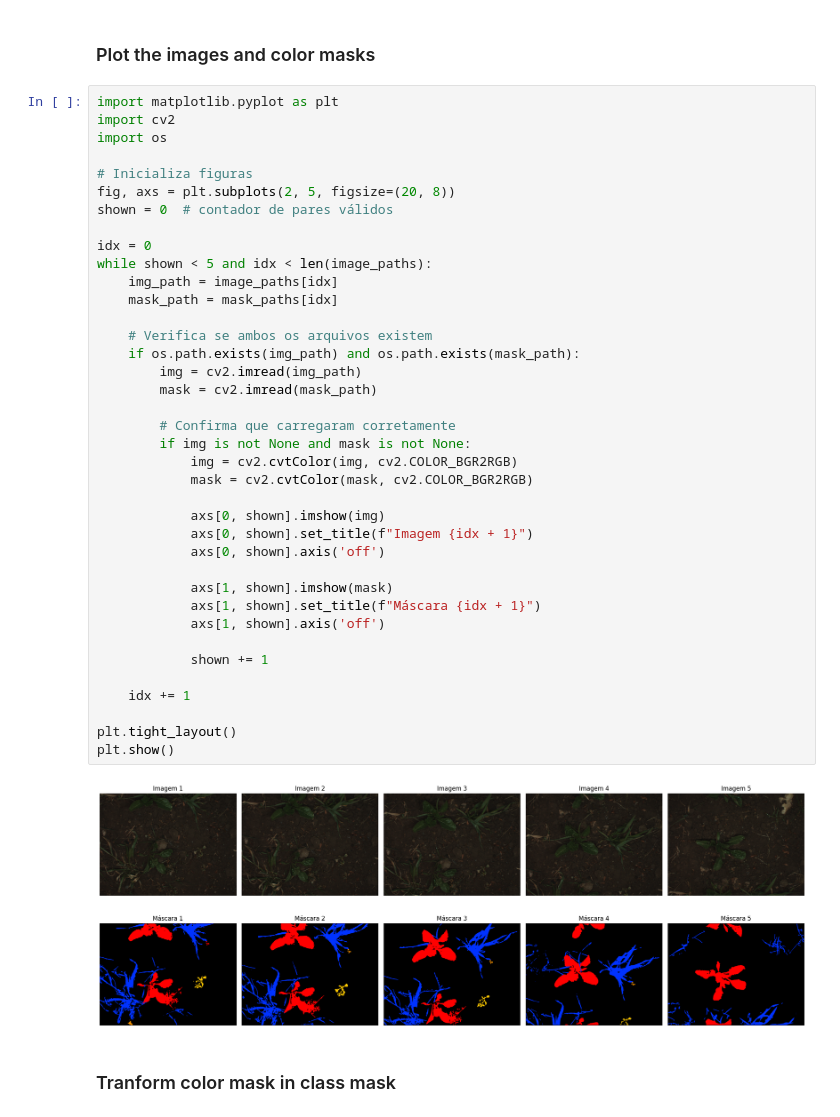
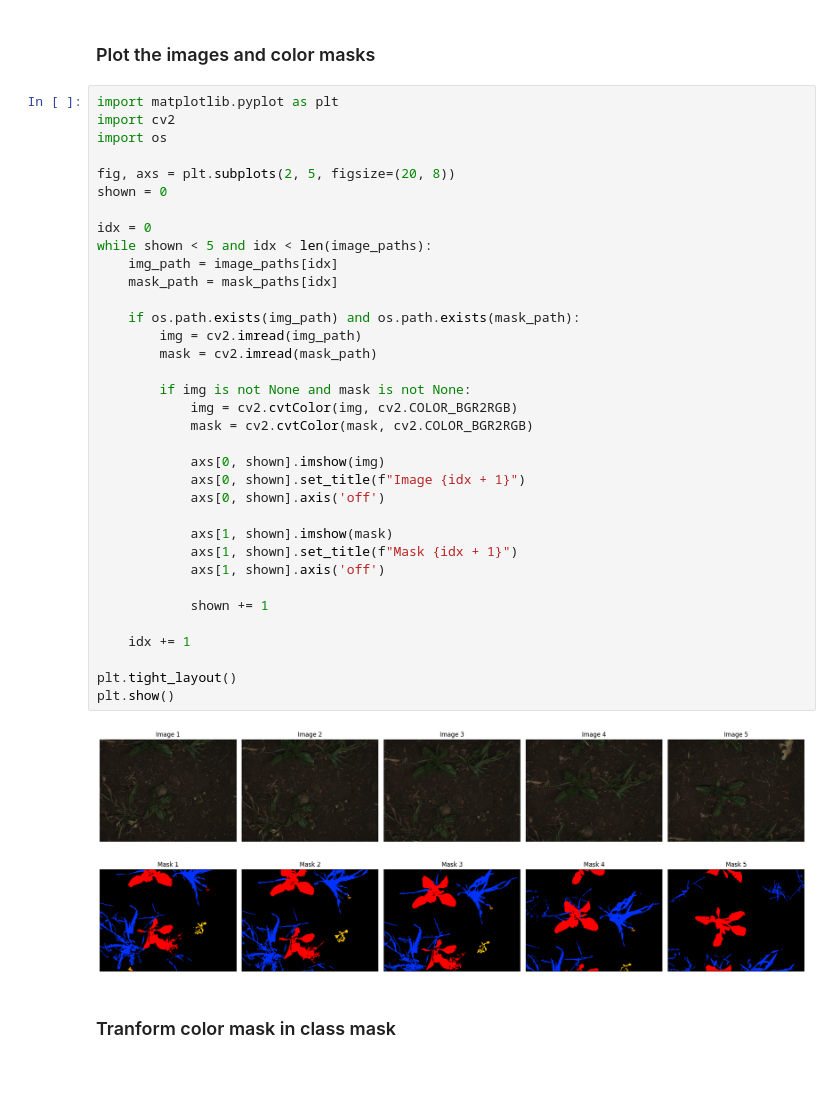
Before and after one commit to wilgomoreira/sugar_beets_app, a Jupyter notebook: train.ipynb, the cells around one changed output. Saved outputs shown, nothing was run; the diff lists cells and outputs as text; blank space fills up the shorter version.

```diff
--- a/train.ipynb
+++ b/train.ipynb
@@ -67,41 +64,38 @@ import matplotlib.pyplot as plt
 import cv2
 import os
 
-# Inicializa figuras
 fig, axs = plt.subplots(2, 5, figsize=(20, 8))
-shown = 0  # contador de pares válidos
+shown = 0
 
 idx = 0
 while shown < 5 and idx < len(image_paths):
     img_path = image_paths[idx]
     mask_path = mask_paths[idx]
 
-    # Verifica se ambos os arquivos existem
     if os.path.exists(img_path) and os.path.exists(mask_path):
         img = cv2.imread(img_path)
         mask = cv2.imread(mask_path)
 
-        # Confirma que carregaram corretamente
         if img is not None and mask is not None:
             img = cv2.cvtColor(img, cv2.COLOR_BGR2RGB)
             mask = cv2.cvtColor(mask, cv2.COLOR_BGR2RGB)
 
             axs[0, shown].imshow(img)
-            axs[0, shown].set_title(f"Imagem {idx + 1}")
+            axs[0, shown].set_title(f"Image {idx + 1}")
             axs[0, shown].axis('off')
 
             axs[1, shown].imshow(mask)
-            axs[1, shown].set_title(f"Máscara {idx + 1}")
+            axs[1, shown].set_title(f"Mask {idx + 1}")
             axs[1, shown].axis('off')
 
             shown += 1
 
     idx += 1
 
 plt.tight_layout()
 plt.show()
 # %% [output]
-[figure, old version]
+[figure, new version]
 # %% [markdown]
 ### Tranform color mask in class mask
 # %%
```
Also changed, not shown: parts of 6 cells of this notebook, 10 other files.
